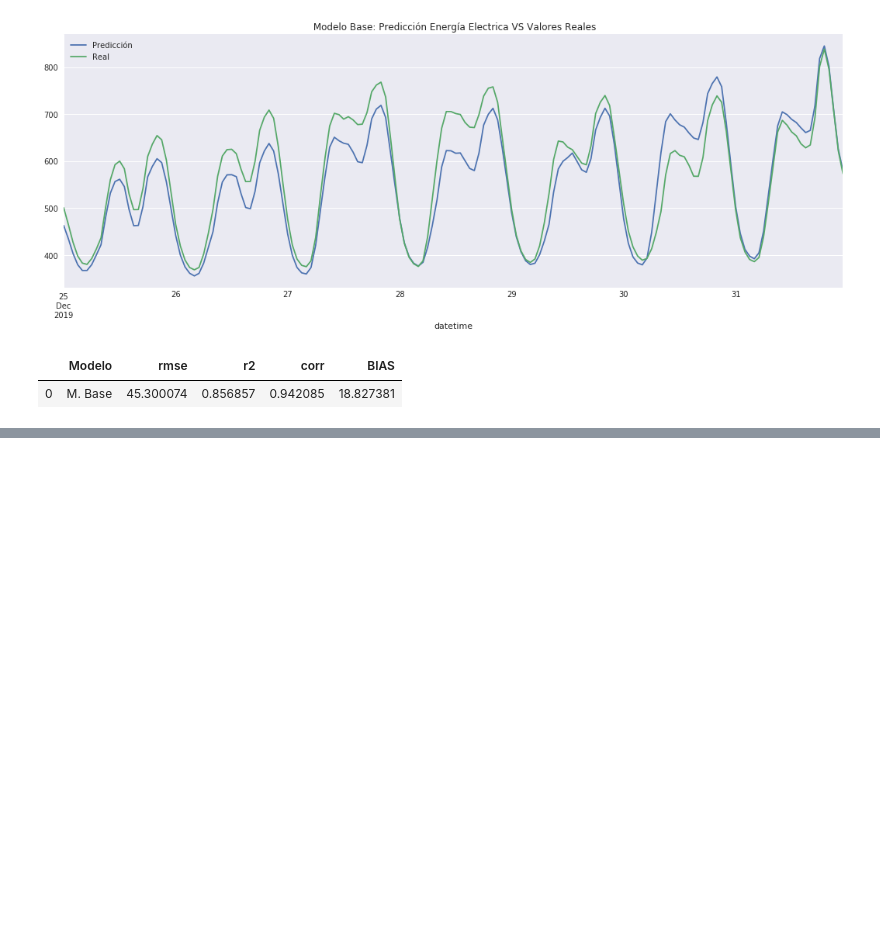
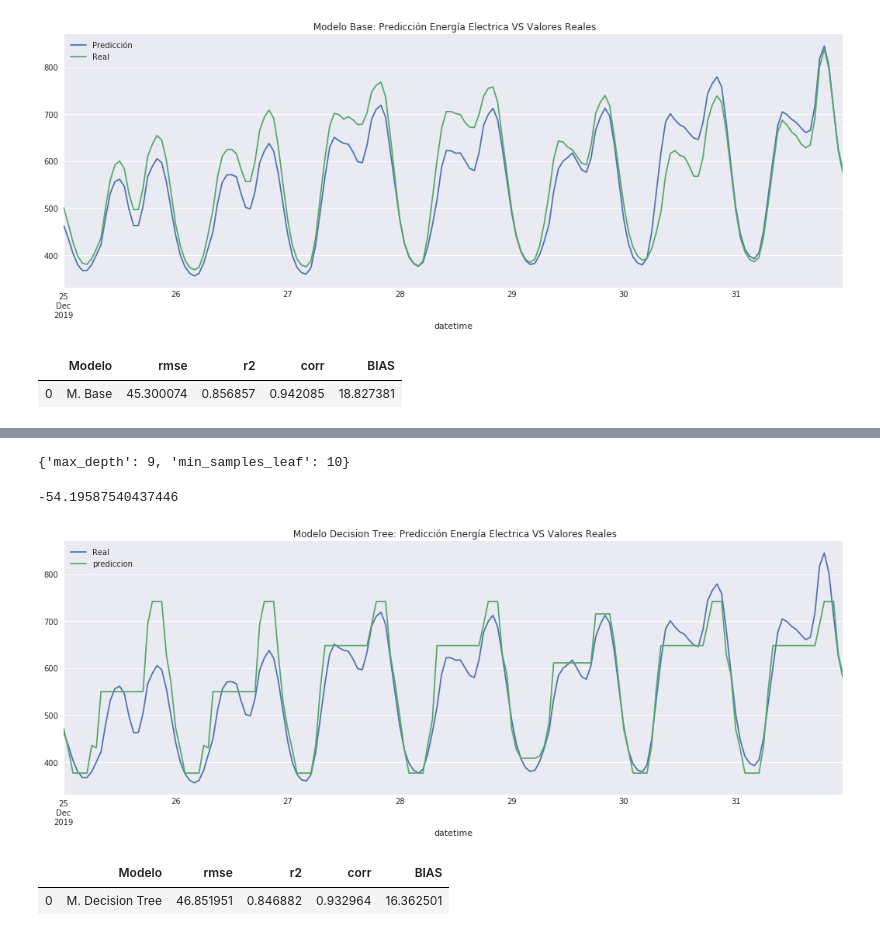
Before and after one commit to pablohhb/TFM, a Jupyter notebook: modelos.ipynb, the cells around one changed output, grey strips where cells are left out. Drawn from its saved outputs; the diff is of its cells as text; code cells hidden in the pictures; blank space fills up the shorter version.

Commit message:
resto de modelos

```diff
--- a/modelos.ipynb
+++ b/modelos.ipynb
@@ -188,0 +225,11 @@ metricas_m_base
+# %%
+def rmse(y_test, pred):
+    return np.sqrt(mean_squared_error(y_test, pred))
+# %%
+modelo_dtree = GridSearchCV(DecisionTreeRegressor(),
+                  param_grid={"max_depth":np.arange(2,10),
+                              "min_samples_leaf":[10,30,50,100]},
+                  cv=5,
+                  scoring = make_scorer(rmse, greater_is_better = False))
+# %%
+modelo_dtree.fit(x_train, y_train)
@@ -188,0 +253,20 @@ metricas_m_base
+# %%
+modelo_dtree.best_params_
+# %% [output]
+{'max_depth': 9, 'min_samples_leaf': 10}
+# %%
+modelo_dtree.best_score_
+# %% [output]
+-54.19587540437446
+# %%
+prediccion_m_dtree = pd.DataFrame()
+prediccion_m_dtree['prediccion'] = modelo_dtree.predict(x_test)
+prediccion_m_dtree.index = y_test.index
+# %%
+fig, ax = plt.subplots()
+y_test.plot(ax = ax, label = 'Real')
+prediccion_m_dtree.plot(ax = ax, label = 'Prediccion')
+plt.legend()
+plt.title(' Modelo Decision Tree: Predicción Energía Electrica VS Valores Reales');
+# %% [output]
+[figure, added]
@@ -188,0 +278,7 @@ metricas_m_base
+# %%
+metricas_m_dtree = pd.DataFrame({'Modelo': 'M. Decision Tree','rmse': [rmse_dtree], 'r2': [r2_dtree],
+                                'corr': [corr_dtree], 'BIAS': [BIAS_dtree]})
+metricas_m_dtree
+# %% [output]
+|  | Modelo | rmse | r2 | corr | BIAS |
+| 0 | M. Decision Tree | 46.851951 | 0.846882 | 0.932964 | 16.362501 |
```
Also changed, not shown: parts of 30 cells of this notebook.
